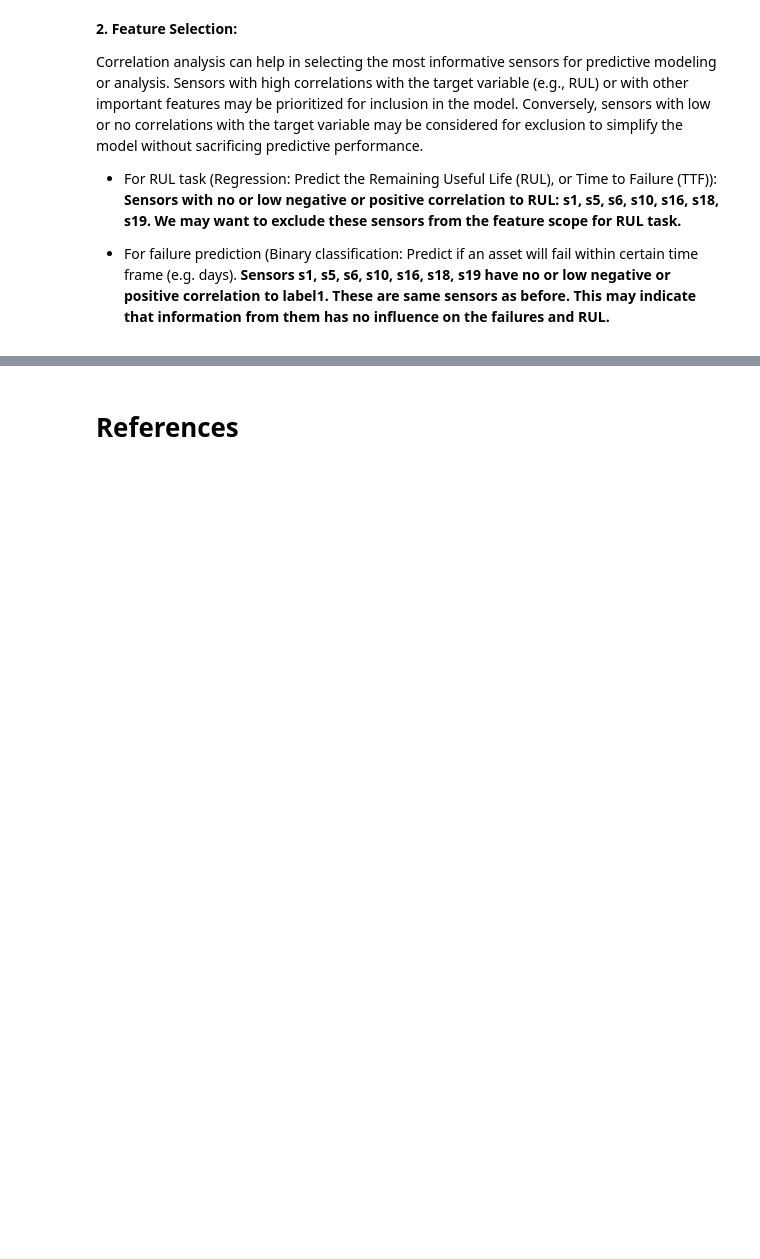
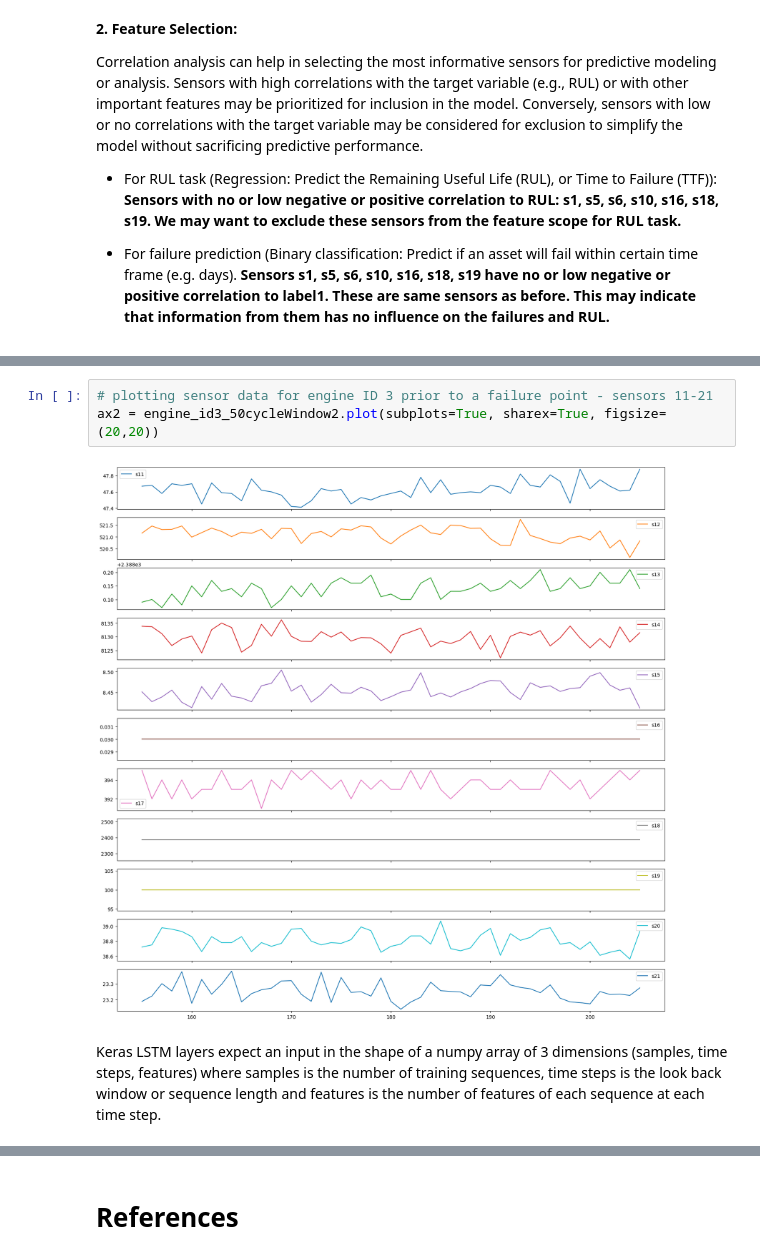
Before and after one commit to TatjanaChernenko/Predictive-Maintenance-with-LSTM, a Jupyter notebook: Aircrafts_Predictive_Maintenance_with_LSTM.ipynb, the cells around one changed output, grey strips where cells are left out. Saved outputs shown, nothing was run; the diff lists cells and outputs as text; blank space fills up the shorter version.

```diff
--- a/Aircrafts_Predictive_Maintenance_with_LSTM.ipynb
+++ b/Aircrafts_Predictive_Maintenance_with_LSTM.ipynb
@@ -469,0 +583,7 @@ Correlation analysis can help in selecting the most informative sensors for pred
+# %%
+# plotting sensor data for engine ID 3 prior to a failure point - sensors 11-21
+ax2 = engine_id3_50cycleWindow2.plot(subplots=True, sharex=True, figsize=(20,20))
+# %% [output]
+[figure, added]
+# %% [markdown]
+Keras LSTM layers expect an input in the shape of a numpy array of 3 dimensions (samples, time steps, features) where samples is the number of training sequences, time steps is the look back window or sequence length and features is the number of features of each sequence at each time step.
```
Also changed, not shown: parts of 30 cells of this notebook.
